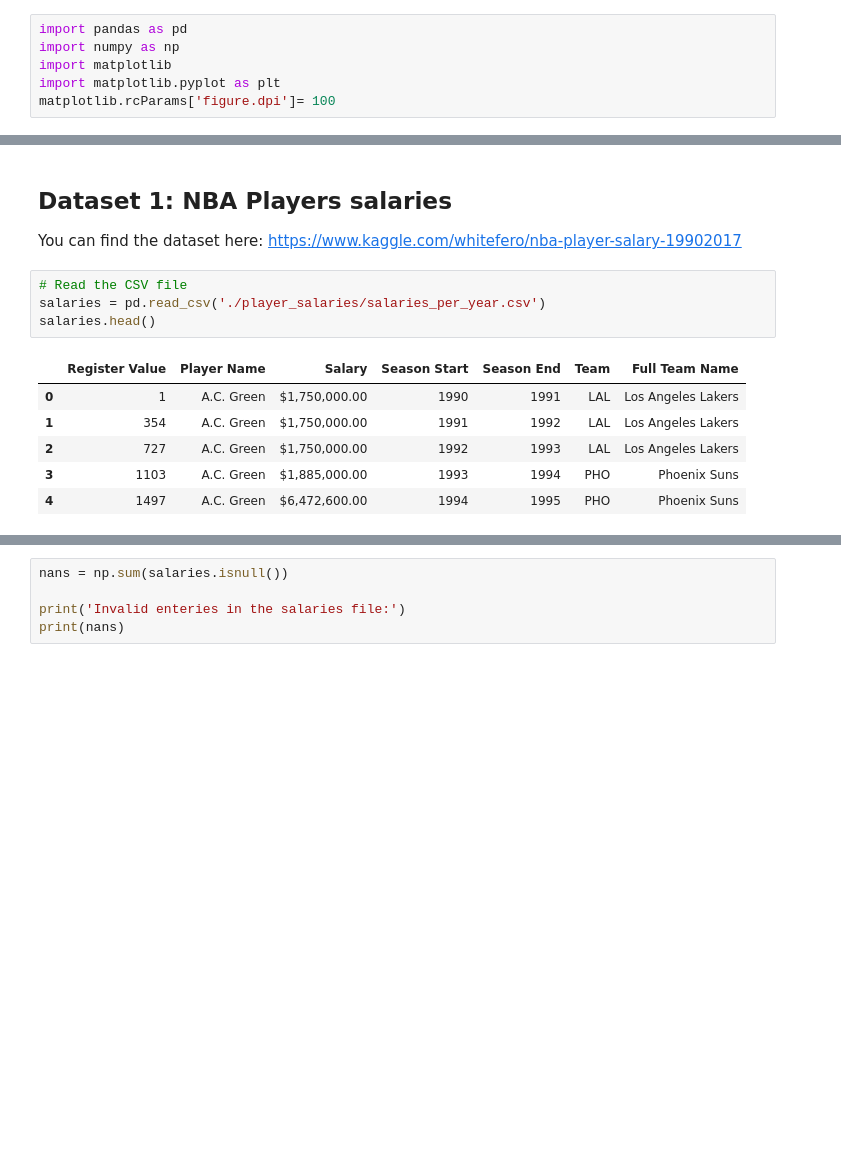
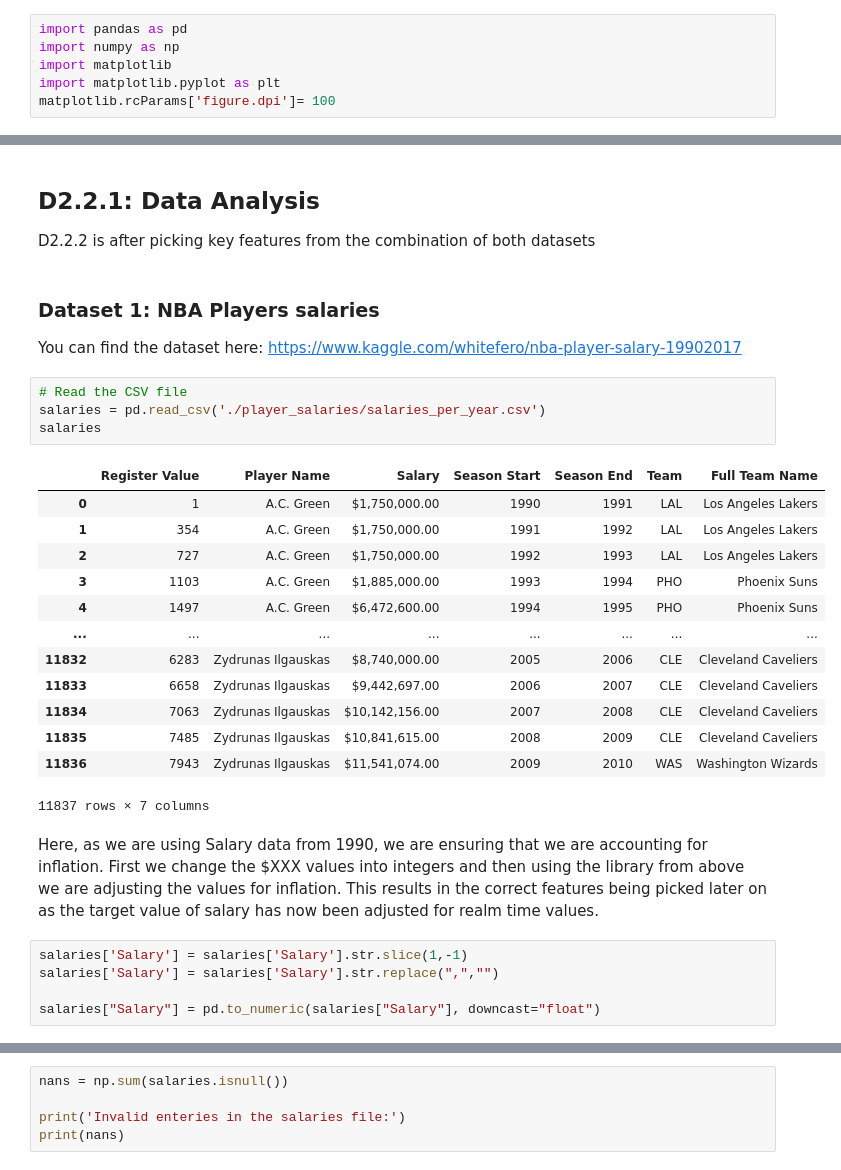
Before and after one commit to AndrewEdward37/15288_Final_Project, a Jupyter notebook: NBA_Salaries_QuAM.ipynb, the cells around one changed output, grey strips where cells are left out. Cells and saved outputs as stored; diff of their text form; blank space fills up the shorter version.

```diff
--- a/NBA_Salaries_QuAM.ipynb
+++ b/NBA_Salaries_QuAM.ipynb
@@ -19,15 +52,32 @@ ________________Paragraph about datasets
+# %% [markdown]
+## D2.2.1: Data Analysis
+D2.2.2 is after picking key features from the combination of both datasets
 # %% [markdown]
-## Dataset 1: NBA Players salaries
+### Dataset 1: NBA Players salaries
 
 You can find the dataset here: https://www.kaggle.com/whitefero/nba-player-salary-19902017
 # %%
 # Read the CSV file
 salaries = pd.read_csv('./player_salaries/salaries_per_year.csv')
-salaries.head()
+salaries
 # %% [output]
 |  | Register Value | Player Name | Salary | Season Start | Season End | Team | Full Team Name |
 | 0 | 1 | A.C. Green | $1,750,000.00 | 1990 | 1991 | LAL | Los Angeles Lakers |
 | 1 | 354 | A.C. Green | $1,750,000.00 | 1991 | 1992 | LAL | Los Angeles Lakers |
 | 2 | 727 | A.C. Green | $1,750,000.00 | 1992 | 1993 | LAL | Los Angeles Lakers |
 | 3 | 1103 | A.C. Green | $1,885,000.00 | 1993 | 1994 | PHO | Phoenix Suns |
 | 4 | 1497 | A.C. Green | $6,472,600.00 | 1994 | 1995 | PHO | Phoenix Suns |
+| ... | ... | ... | ... | ... | ... | ... | ... |
+| 11832 | 6283 | Zydrunas Ilgauskas | $8,740,000.00 | 2005 | 2006 | CLE | Cleveland Caveliers |
+| 11833 | 6658 | Zydrunas Ilgauskas | $9,442,697.00 | 2006 | 2007 | CLE | Cleveland Caveliers |
+| 11834 | 7063 | Zydrunas Ilgauskas | $10,142,156.00 | 2007 | 2008 | CLE | Cleveland Caveliers |
+| 11835 | 7485 | Zydrunas Ilgauskas | $10,841,615.00 | 2008 | 2009 | CLE | Cleveland Caveliers |
+| 11836 | 7943 | Zydrunas Ilgauskas | $11,541,074.00 | 2009 | 2010 | WAS | Washington Wizards |
+11837 rows × 7 columns
+# %% [markdown]
+Here, as we are using Salary data from 1990, we are ensuring that we are accounting for inflation. First we change the $XXX values into integers and then using the library from above we are adjusting the values for inflation. This results in the correct features being picked later on as the target value of salary has now been adjusted for realm time values.
+# %%
+salaries['Salary'] = salaries['Salary'].str.slice(1,-1)
+salaries['Salary'] = salaries['Salary'].str.replace(",","")
+
+salaries["Salary"] = pd.to_numeric(salaries["Salary"], downcast="float")
```
Also changed, not shown: parts of 33 cells of this notebook.
